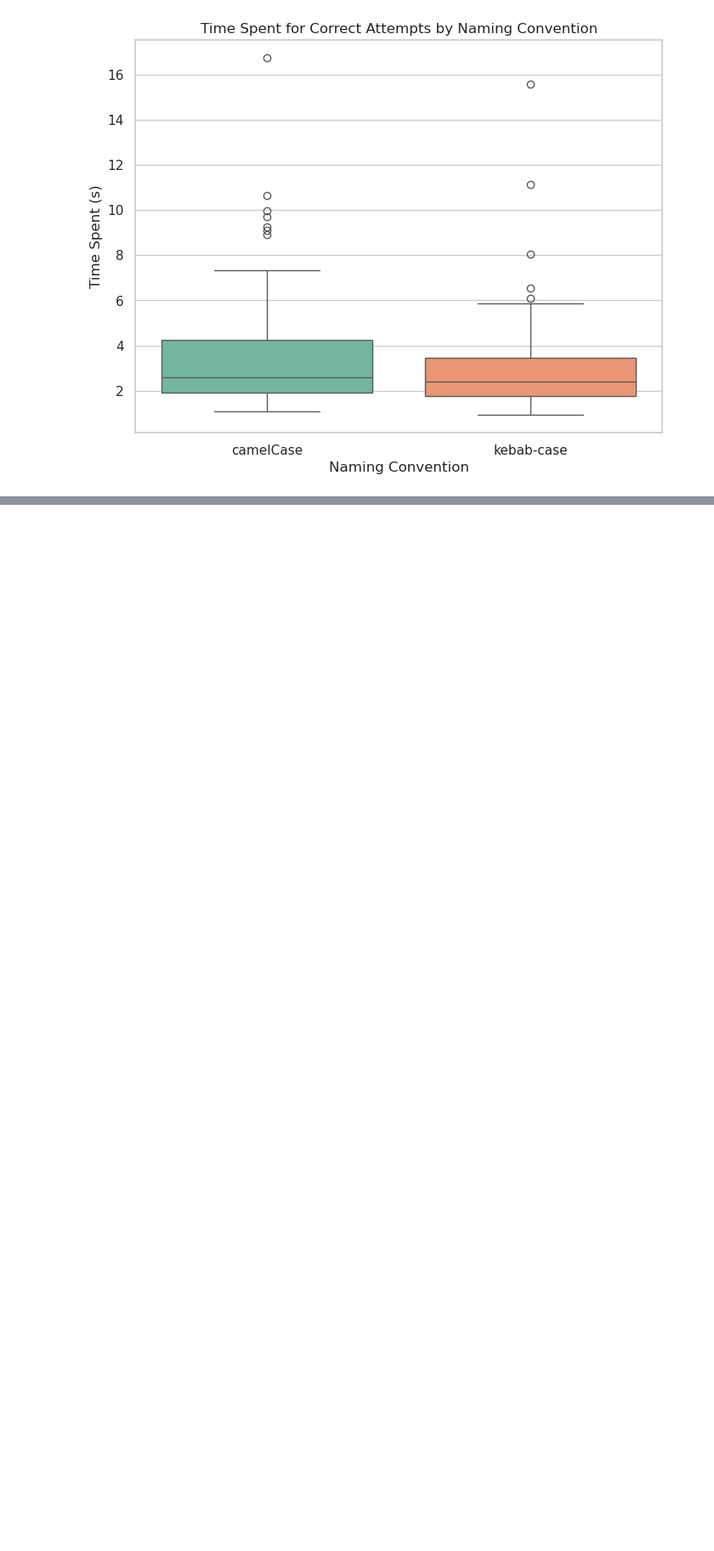
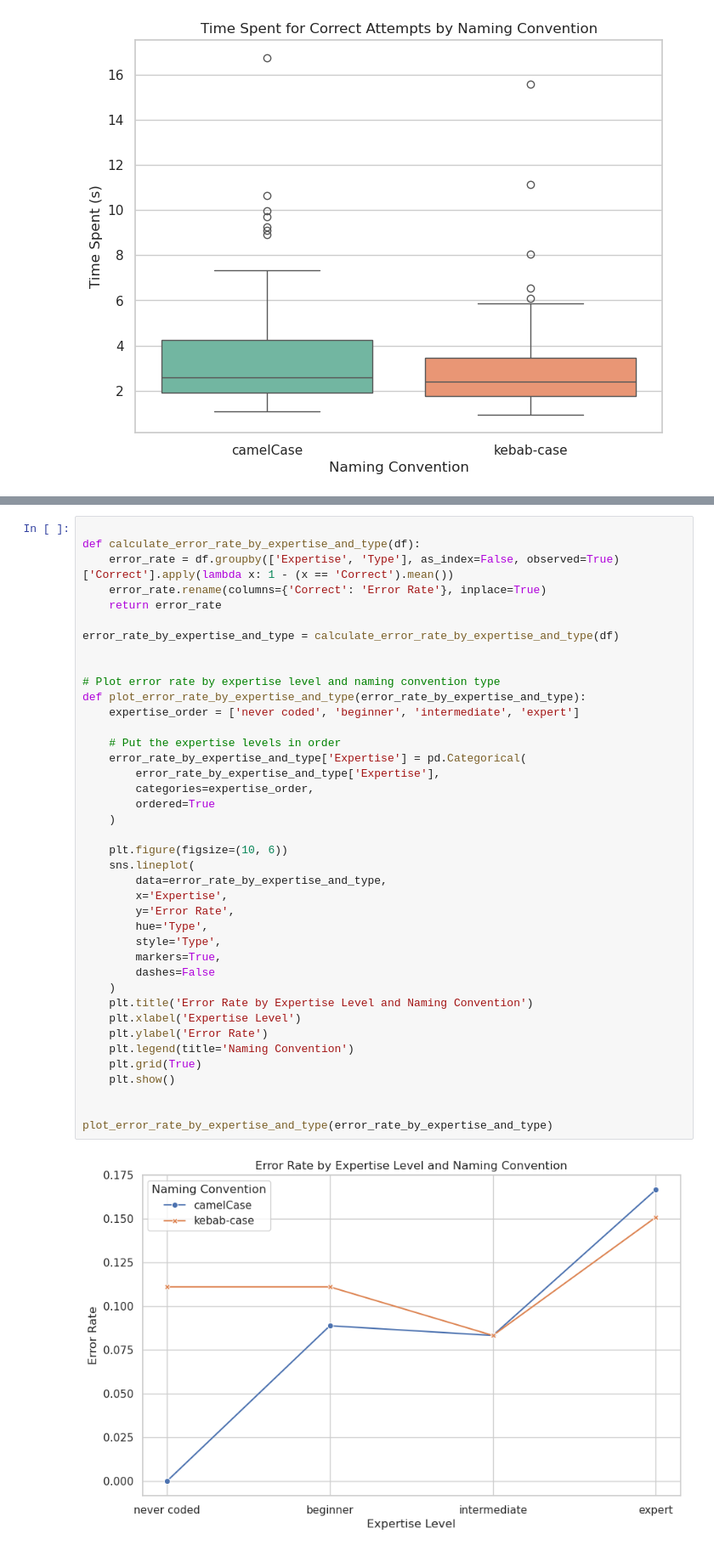
Before and after one commit to Giovo173/Exp-Eval, a Jupyter notebook: experiment 2/experiment-2/plotter.ipynb, the cells around one changed output, grey strips where cells are left out. Shown at 85% size. Cells and saved outputs as stored; diff of their text form; blank space fills up the shorter version.

```diff
--- a/experiment 2/experiment-2/plotter.ipynb
+++ b/experiment 2/experiment-2/plotter.ipynb
@@ -227,0 +224,42 @@ plot_time_by_expertise_and_type(avg_time_by_expertise_and_type)
+# %%
+
+def calculate_error_rate_by_expertise_and_type(df):
+    error_rate = df.groupby(['Expertise', 'Type'], as_index=False, observed=True)['Correct'].apply(lambda x: 1 - (x == 'Correct').mean())
+    error_rate.rename(columns={'Correct': 'Error Rate'}, inplace=True)
+    return error_rate
+
+error_rate_by_expertise_and_type = calculate_error_rate_by_expertise_and_type(df)
+
+
+# Plot error rate by expertise level and naming convention type
+def plot_error_rate_by_expertise_and_type(error_rate_by_expertise_and_type):
+    expertise_order = ['never coded', 'beginner', 'intermediate', 'expert']
+
+    # Put the expertise levels in order
+    error_rate_by_expertise_and_type['Expertise'] = pd.Categorical(
+        error_rate_by_expertise_and_type['Expertise'],
+        categories=expertise_order,
+        ordered=True
+    )
+
+    plt.figure(figsize=(10, 6))
+    sns.lineplot(
+        data=error_rate_by_expertise_and_type,
+        x='Expertise',
+        y='Error Rate',
+        hue='Type',
+        style='Type',
+        markers=True,
+        dashes=False
+    )
+    plt.title('Error Rate by Expertise Level and Naming Convention')
+    plt.xlabel('Expertise Level')
+    plt.ylabel('Error Rate')
+    plt.legend(title='Naming Convention')
+    plt.grid(True)
+    plt.show()
+
+
+plot_error_rate_by_expertise_and_type(error_rate_by_expertise_and_type)
+# %% [output]
+[figure, added]
```
Also changed, not shown: parts of 7 cells of this notebook.
